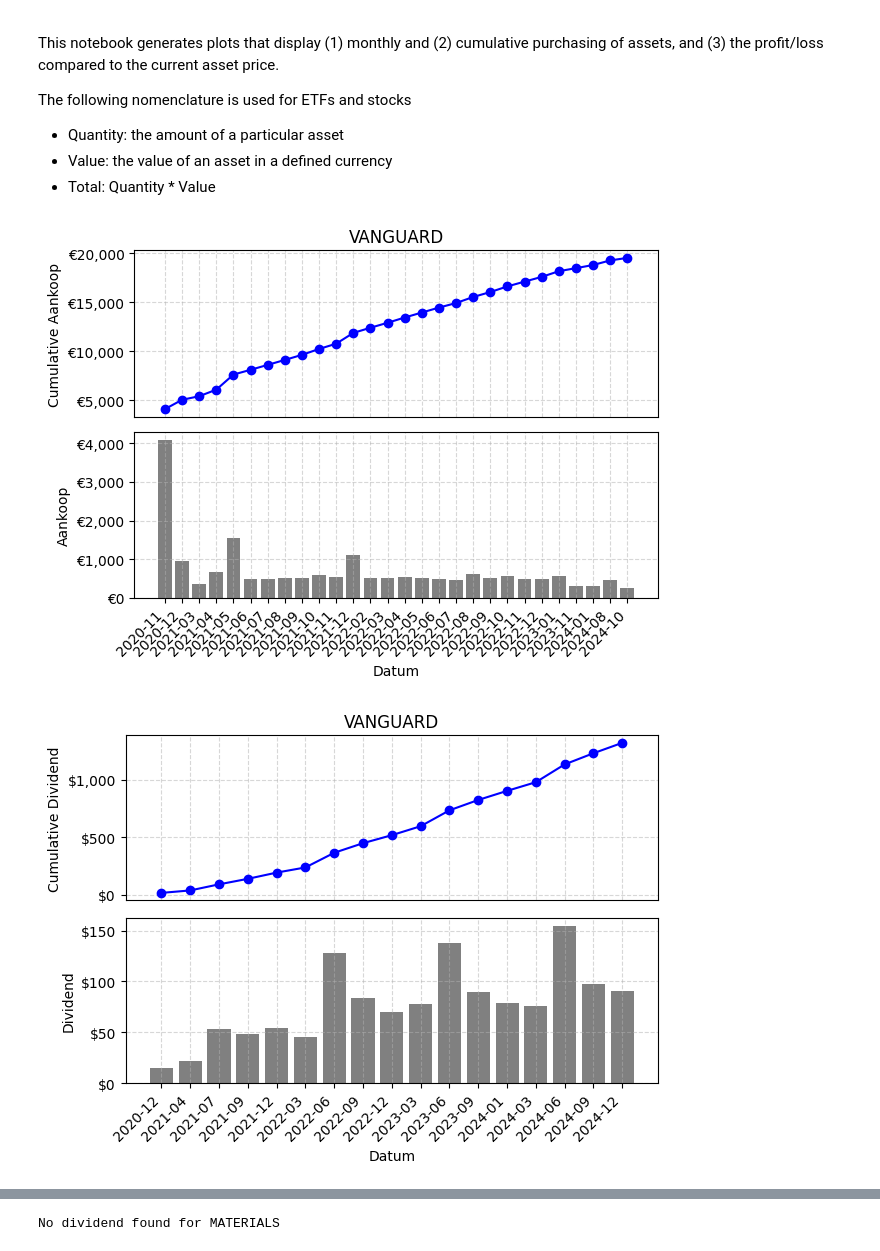
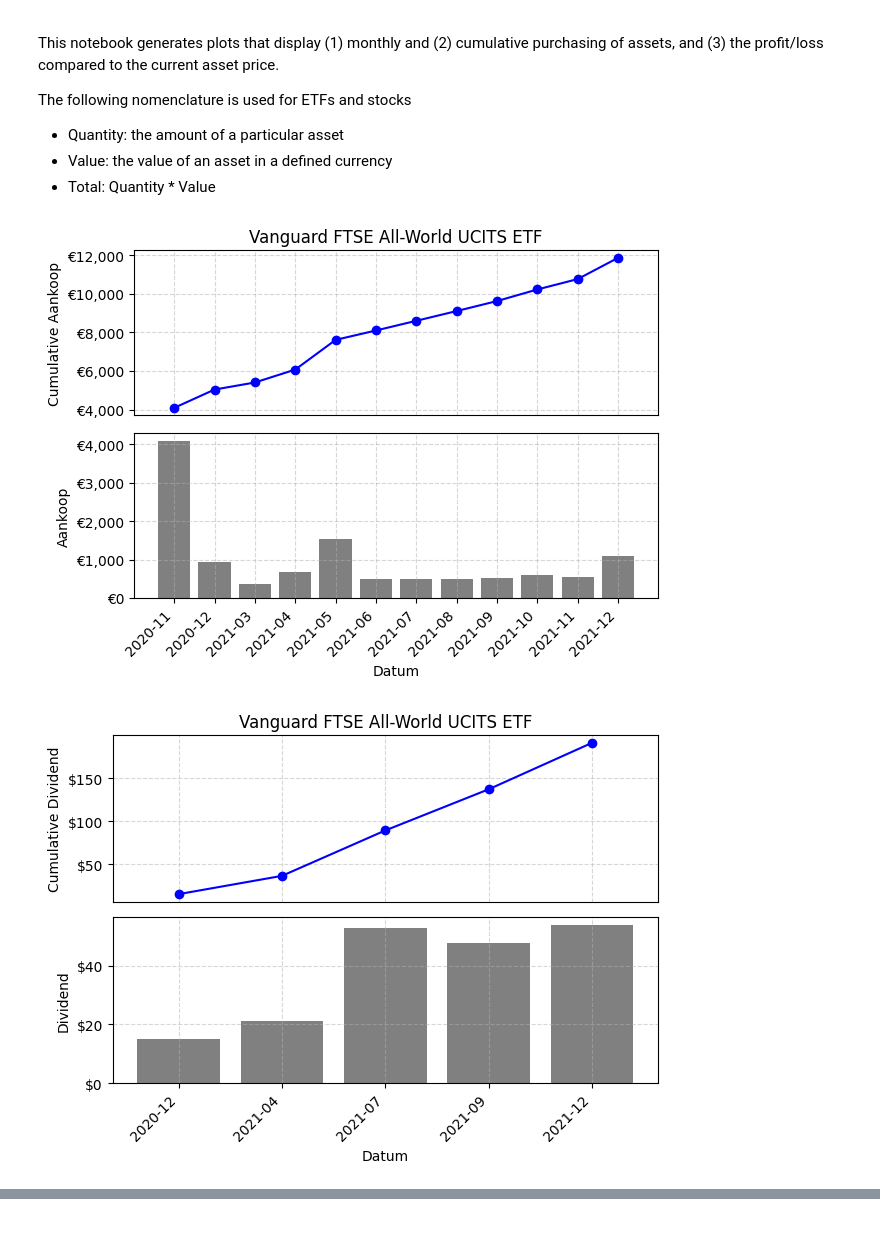
Before and after one commit to Heinen1/degiro_analyser, a Jupyter notebook: main_stocks.ipynb, the cells around one changed output, grey strips where cells are left out. Saved outputs shown, nothing was run; the diff lists cells and outputs as text; code cells hidden in the pictures.

Commit message:
Added detail comments to products dictionary

```diff
--- a/main_stocks.ipynb
+++ b/main_stocks.ipynb
@@ -17,11 +17,12 @@ from src.plots import plot_cumulative_transaction_value_and_current_value
 from datetime import datetime, timedelta
 # %%
 # Load account xls into dataframe, calculate reduced (YYYY-MM)
-df_account = read_account_overview('Account-2.xls')
+df_account = read_account_overview('Account.xlsx')
 
-# Define product and ticker symbols as dictionary
+# Define (part) of product name and ticker symbols as dictionary.
+# Note: Compared to online overview, product names in excel/csv exports are i) capped and ii) capitalized.
 products = {
-    'VANGUARD': 'VWRL.AS',
+    'Vanguard FTSE All-World UCITS ETF': 'VWRL.AS',
 }
 
 # Define current datetime as YYYY-MM-DD
@@ -29,7 +30,7 @@ current_datetime = datetime.now().strftime('%Y-%m-%d')
 # %%
 for product, ticker in products.items():
     # Get only records of pre-defined product
-    df_product = df_account[df_account['Product'].str.contains(product)]
+    df_product = df_account[df_account['Product'].str.contains(product.upper())]
 
     # Selection of all transaction of product
     df_transactions = df_product[df_product['Omschrijving'].str.contains('Koop')].copy()
@@ -70,32 +71,32 @@ for product, ticker in products.items():
     if dividend.empty:
         print(f'No dividend found for {product}')
     else:
         dividend['Mutatie_Bedrag_Cum'] = dividend['Mutatie_Bedrag'].cumsum(axis=0)
         currency = dividend['Mutatie_Valuta'].values[0]
 
         plot_dividend(product,
                     dividend['Datum_Year_Month'],
                     dividend['Mutatie_Bedrag'],
                     dividend['Mutatie_Bedrag_Cum'],
                     currency)
 
     # The start datetime is the date of the first purchase (minimum date)
     start_datetime = get_start_datetime(df_product['Datum'].min())
 
     # Get monthly stock prices in the same months as the transactions
     df_stock_price = get_historical_stock_price(ticker, start_datetime, current_datetime, '1mo')
     df_stock_price = df_stock_price[df_stock_price['Datum_Year_Month'].isin(df_transactions['Datum_Year_Month'])]
 
     # Add stock prices to transactions for comparison
     df_transactions['Historical_Close'] = df_stock_price['Close'].values
     df_transactions['Stock_Value_Cum'] = df_transactions['Transaction_Quantity_Cum'] * df_transactions['Historical_Close']
 
     plot_cumulative_transaction_value_and_current_value(
         product,
         df_transactions['Datum_Year_Month'],
         df_transactions['Transaction_Total_Cum'],
         df_transactions['Stock_Value_Cum'],
         currency)
 # %% [output]
-[figure, old version]
+[figure, new version]
-[figure, old version]
+[figure, new version]
@@ -104 +103,0 @@ for product, ticker in products.items():
-No dividend found for MATERIALS
```
Also changed, not shown: parts of 2 cells of this notebook.
